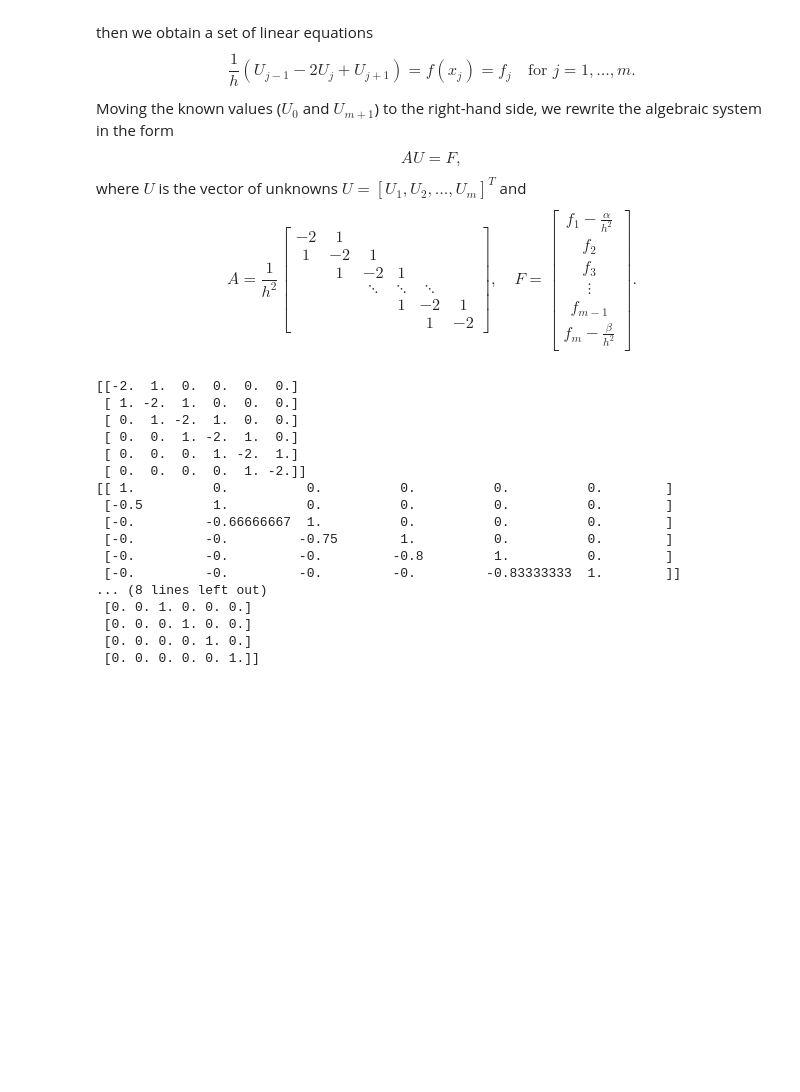
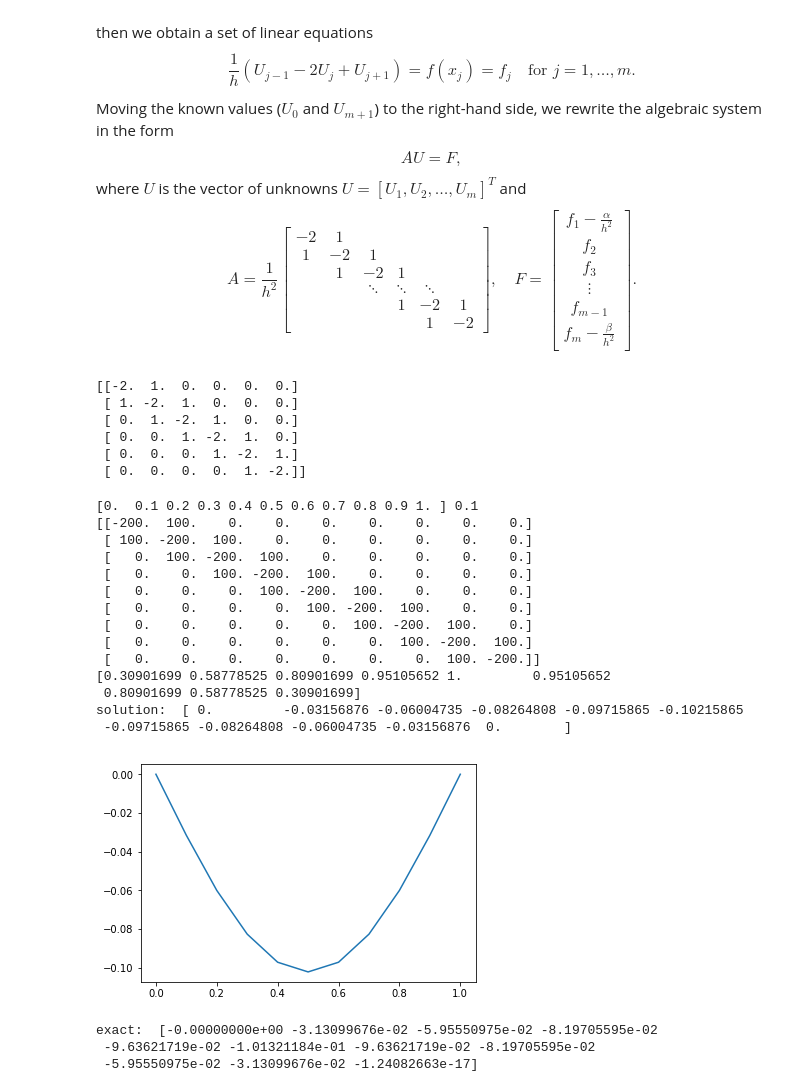
Before and after one commit to xiaozhouli/Jupyter, a Jupyter notebook: Numerical_PDEs/FDM_for_BVP.ipynb, the cells around one changed output. Saved outputs shown, nothing was run; the diff lists cells and outputs as text; code cells hidden in the pictures; blank space fills up the shorter version.

```diff
--- a/Numerical_PDEs/FDM_for_BVP.ipynb
+++ b/Numerical_PDEs/FDM_for_BVP.ipynb
@@ -85,9 +92,6 @@ def generate_A(h, m):
 A = generate_A(1, 6)
 print (A)
 P, L, U = slinalg.lu(A)
-print (L)
-print (U)
-print (P)
 # %% [output]
 [[-2.  1.  0.  0.  0.  0.]
  [ 1. -2.  1.  0.  0.  0.]
@@ -95,14 +99,64 @@ print (P)
  [ 0.  0.  1. -2.  1.  0.]
  [ 0.  0.  0.  1. -2.  1.]
  [ 0.  0.  0.  0.  1. -2.]]
-[[ 1.          0.          0.          0.          0.          0.        ]
- [-0.5         1.          0.          0.          0.          0.        ]
- [-0.         -0.66666667  1.          0.          0.          0.        ]
- [-0.         -0.         -0.75        1.          0.          0.        ]
- [-0.         -0.         -0.         -0.8         1.          0.        ]
- [-0.         -0.         -0.         -0.         -0.83333333  1.        ]]
-... (8 lines left out)
- [0. 0. 1. 0. 0. 0.]
- [0. 0. 0. 1. 0. 0.]
- [0. 0. 0. 0. 1. 0.]
- [0. 0. 0. 0. 0. 1.]]
+# %%
+def generate_F(h, m, x, alpha, beta, fun):
+    F = np.zeros(m)
+    for i in range(m):
+        if (i == 0):
+            F[i] = fun(x[i]) - alpha/h**2
+        elif (i == np.size(x)):
+            F[i] = fun(x[i]) - beta/h**2
+        else:
+            F[i] = fun(x[i])
+    return F
+# %%
+def fun(x):
+    return np.sin(np.pi*x)
+
+m = 9
+x, h = generate_grid(0, 1, m)
+print (x, h)
+A = generate_A(h, m)
+print (A)
+F = generate_F(h, 9, x[1:m+1], 0, 0, fun)
+print (F)
+U = np.zeros(m+2)
+U[0] = 0; U[m+1] = 0
+U[1:m+1] = np.linalg.solve(A, F)
+print ("solution: ", U)
+
+plt.plot(x, U)
+plt.show()
+# %% [output]
+[0.  0.1 0.2 0.3 0.4 0.5 0.6 0.7 0.8 0.9 1. ] 0.1
+[[-200.  100.    0.    0.    0.    0.    0.    0.    0.]
+ [ 100. -200.  100.    0.    0.    0.    0.    0.    0.]
+ [   0.  100. -200.  100.    0.    0.    0.    0.    0.]
+ [   0.    0.  100. -200.  100.    0.    0.    0.    0.]
+ [   0.    0.    0.  100. -200.  100.    0.    0.    0.]
+ [   0.    0.    0.    0.  100. -200.  100.    0.    0.]
+ [   0.    0.    0.    0.    0.  100. -200.  100.    0.]
+ [   0.    0.    0.    0.    0.    0.  100. -200.  100.]
+ [   0.    0.    0.    0.    0.    0.    0.  100. -200.]]
+[0.30901699 0.58778525 0.80901699 0.95105652 1.         0.95105652
+ 0.80901699 0.58778525 0.30901699]
+solution:  [ 0.         -0.03156876 -0.06004735 -0.08264808 -0.09715865 -0.10215865
+ -0.09715865 -0.08264808 -0.06004735 -0.03156876  0.        ]
+[figure, added]
+# %%
+def exact_fun(x):
+    return -1/np.pi**2*np.sin(np.pi*x)
+
+def exact_U(x, exact_fun):
+    exact_U = np.zeros(np.size(x))
+    for i in range(np.size(x)):
+        exact_U[i] = exact_fun(x[i])
+    return exact_U
+
+u = exact_U(x, exact_fun)
+print ("exact: ", u)
+# %% [output]
+exact:  [-0.00000000e+00 -3.13099676e-02 -5.95550975e-02 -8.19705595e-02
+ -9.63621719e-02 -1.01321184e-01 -9.63621719e-02 -8.19705595e-02
+ -5.95550975e-02 -3.13099676e-02 -1.24082663e-17]
```
Also changed, not shown: parts of 7 cells of this notebook.
